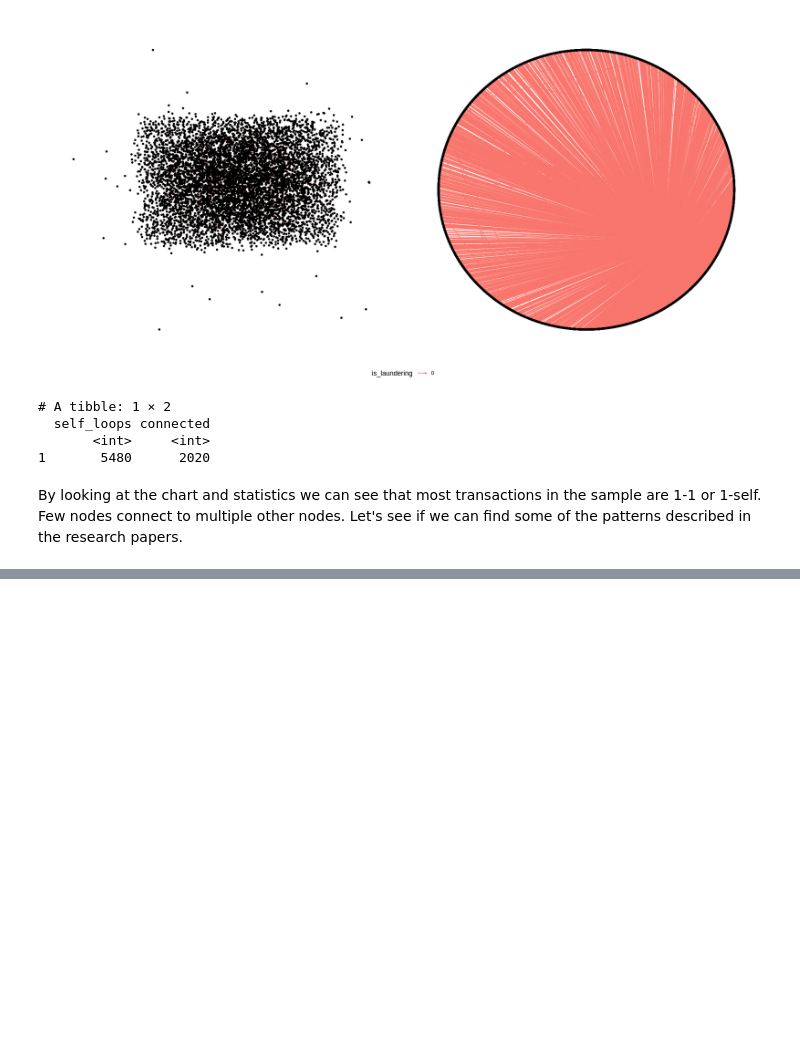
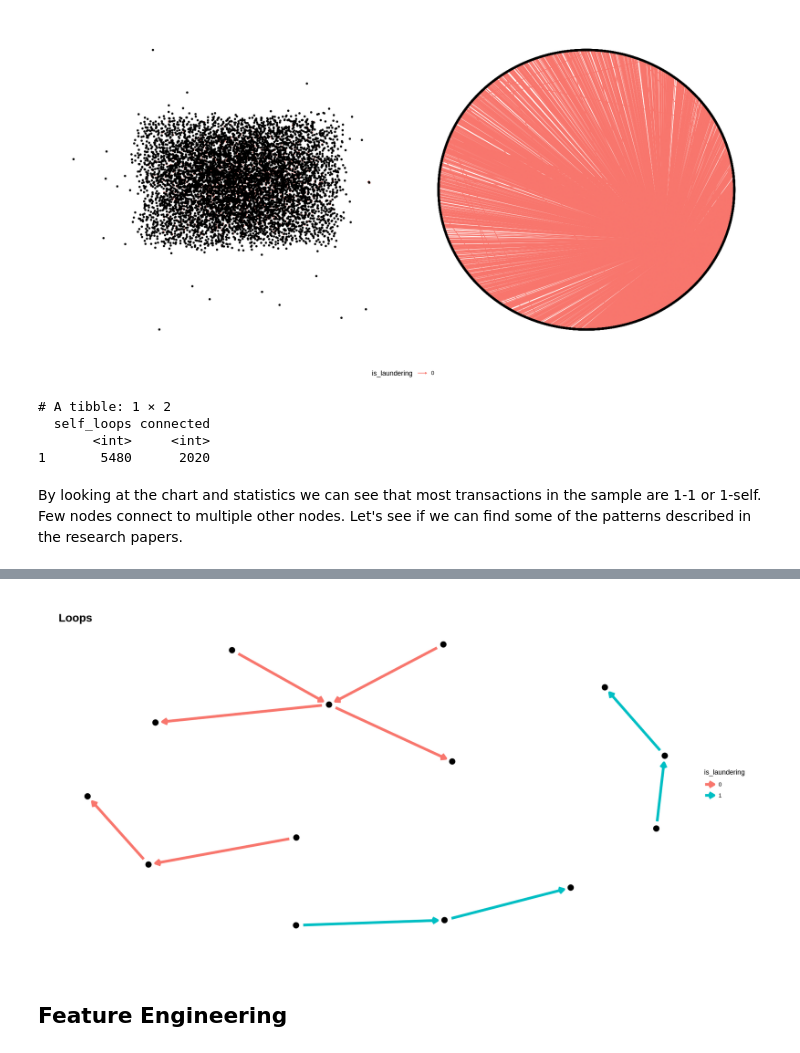
Before and after one commit to PeteM95/Portfolio, a Jupyter notebook: AntiMoneyLaundering/AML_Notebook.ipynb, the cells around one changed output, grey strips where cells are left out. Drawn from its saved outputs; the diff is of its cells as text; code cells hidden in the pictures; blank space fills up the shorter version.

```diff
--- a/AntiMoneyLaundering/AML_Notebook.ipynb
+++ b/AntiMoneyLaundering/AML_Notebook.ipynb
@@ -365,0 +405,57 @@ ggarrange(fan_out_chart, fan_in_chart, common.legend = TRUE, legend = 'bottom')
+# %%
+# Filter for payment formats and join the table on itself to form forward payments (to == from, from == to)
+table_with_forwards <- transactions_df |>
+  filter(!payment_format %in% c("Wire", "Reinvestment")) |>
+  filter(from_account != to_account) |>
+  inner_join(transactions_df, by = join_by(to_account == from_account, amount_paid == amount_paid),
+              relationship = "many-to-many", suffix = c(".x", ".y"), keep = TRUE) |>
+  select(from_account.x, to_account.x, is_laundering.x, from_account.y, to_account.y, is_laundering.y) |>
+  unique() |>
+  slice_sample(n = 5)
+
+# Break off each component for clarity and pivot to longer table
+fwds_from_accounts <- table_with_forwards |>
+  select(from_account.x, from_account.y) |>
+  pivot_longer(
+    cols = c('from_account.x', 'from_account.y'),
+    names_to = "from_account_type",
+    values_to = "from"
+  ) |> select(from)
+
+fwds_to_accounts <- table_with_forwards |>
+  select(to_account.x, to_account.y) |>
+  pivot_longer(
+    cols = c("to_account.x", "to_account.y"),
+    names_to = "to_account_type",
+    values_to = "to"
+  ) |> select(to)
+
+fwds_with_laundering <- table_with_forwards |>
+  select(is_laundering.x, is_laundering.y) |>
+  pivot_longer(
+    cols = c("is_laundering.x", "is_laundering.y"),
+    names_to = "is_laundering_type",
+    values_to = "is_laundering"
+  ) |> select(is_laundering)
+
+# Bind resulting columns together to form completed table of loops
+table_with_formatted_fwds <- bind_cols(fwds_from_accounts, fwds_to_accounts, fwds_with_laundering)
+
+# Chart for loops
+table_with_formatted_fwds |>
+  as_tbl_graph(directed = TRUE) |>
+  activate(nodes) |>
+  ggraph(layout = "kk") +
+    geom_edge_link(
+      aes(color = is_laundering),
+      arrow = arrow(length = unit(3, 'mm')),
+      start_cap = circle(4, "mm"),
+      end_cap = circle(4, "mm"),
+      edge_width = 2) +
+    geom_node_point(size = 4) +
+    theme_graph(base_family = "sans") +
+    labs(title = "Loops")
+# %% [output]
+[figure, added]
+# %% [markdown]
+## Feature Engineering
```
Also changed, not shown: parts of 5 cells of this notebook.
